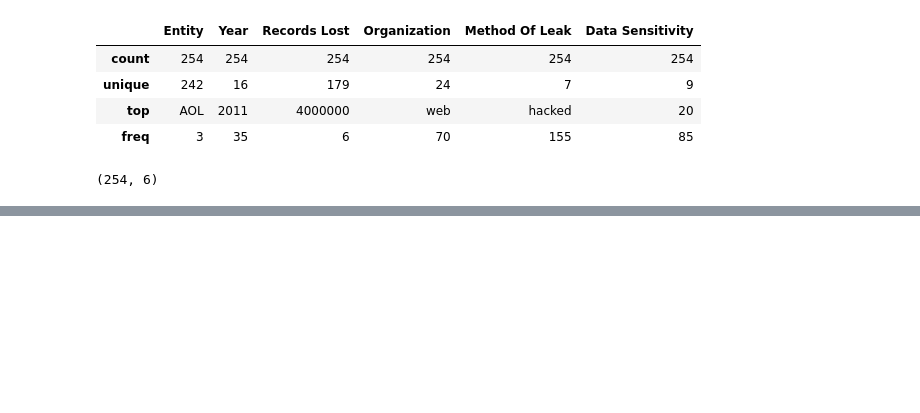
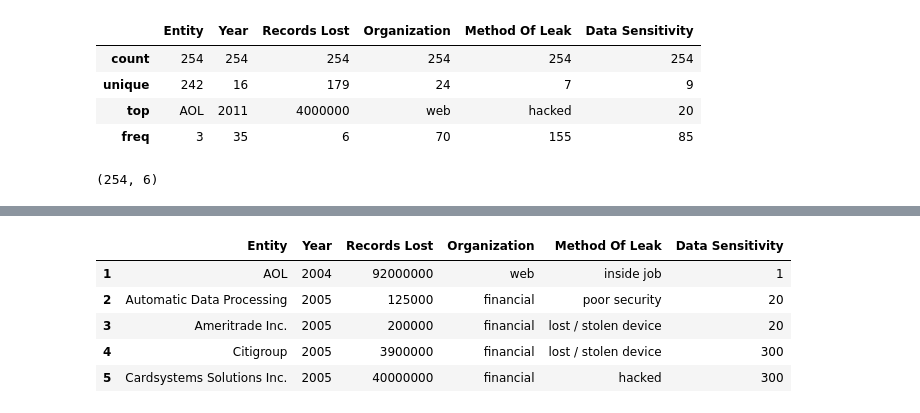
Before and after one commit to s1thakur/Lab_Session_2, a Jupyter notebook: Lab+Session+2.ipynb, the cells around one changed output, grey strips where cells are left out. Drawn from its saved outputs; the diff is of its cells as text; code cells hidden in the pictures; blank space fills up the shorter version.

```diff
--- a/Lab+Session+2.ipynb
+++ b/Lab+Session+2.ipynb
@@ -145,3 +145,13 @@ dfd1.head()
 | 2 | Automatic Data Processing | 2005 | 125000 | financial | poor security | 20 |
 | 3 | Ameritrade Inc. | 2005 | 200000 | financial | lost / stolen device | 20 |
 | 4 | Citigroup | 2005 | 3900000 | financial | lost / stolen device | 300 |
+# %%
+dfd2=dfd1.drop(0)
+dfd2.head()
+# %% [output]
+|  | Entity | Year | Records Lost | Organization | Method Of Leak | Data Sensitivity |
+| 1 | AOL | 2004 | 92000000 | web | inside job | 1 |
+| 2 | Automatic Data Processing | 2005 | 125000 | financial | poor security | 20 |
+| 3 | Ameritrade Inc. | 2005 | 200000 | financial | lost / stolen device | 20 |
+| 4 | Citigroup | 2005 | 3900000 | financial | lost / stolen device | 300 |
+| 5 | Cardsystems Solutions Inc. | 2005 | 40000000 | financial | hacked | 300 |
```
Also changed, not shown: parts of 5 cells of this notebook.
